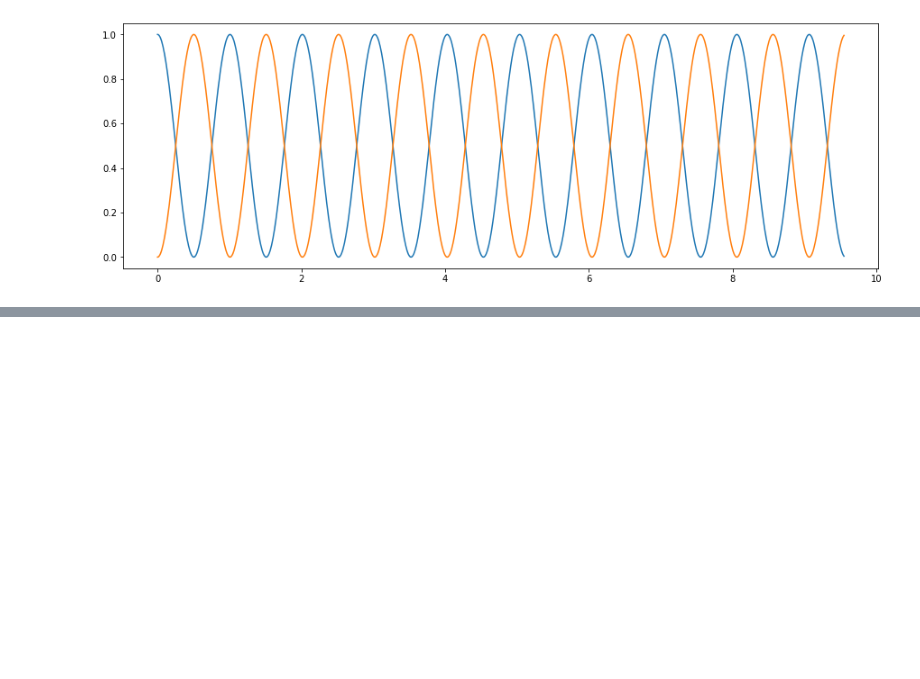
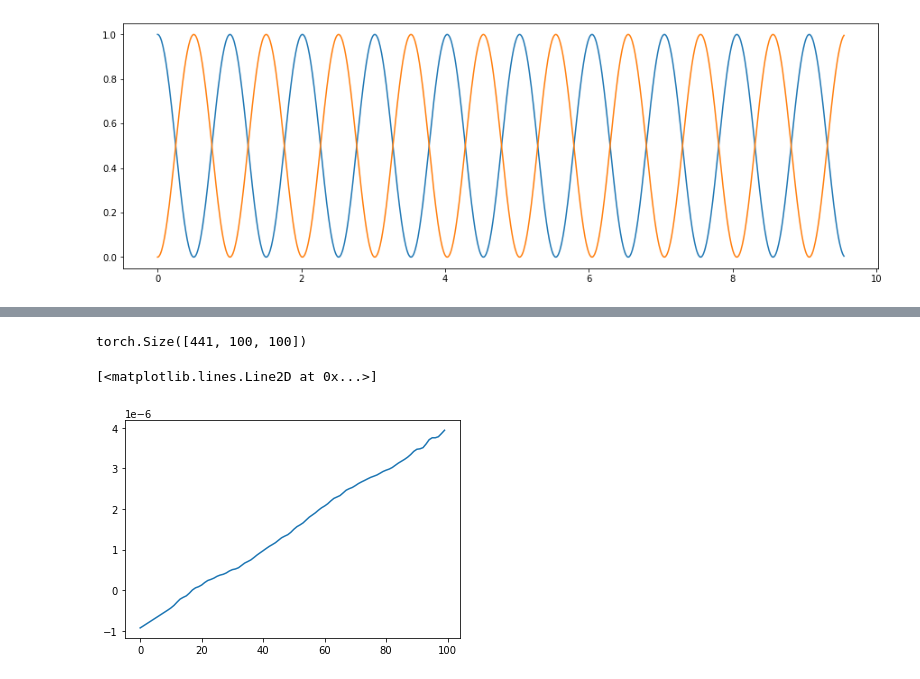
Before and after one commit to Vinther901/Quantum-Optimal-Control, a Jupyter notebook: 2DSystems/NeuralODE.ipynb, the cells around one changed output, grey strips where cells are left out. Cells and saved outputs as stored; diff of their text form; code cells hidden in the pictures; blank space fills up the shorter version.

```diff
--- a/2DSystems/NeuralODE.ipynb
+++ b/2DSystems/NeuralODE.ipynb
@@ -150,0 +183,24 @@ ax.plot(times/t.pi,occs)
+# %%
+params_dict = {
+"T": 		30,
+"NTrot": 	1000,
+"q_max": 	10,
+"lr": 		3e-4,
+"Scheduler":	True,
+"loss_funcs":	["C1_gate"],
+"subNHilbert":  30,
+"dim":          "2d",
+
+"_SystemComments":"The following are the specifications for the 1DFlensmon, with respectively: 0.997*pi, 2*pi*10GHz and EJ/100",
+
+"phi_ext": 3.132167875629024,
+"EJ": 		62.83185307179586,
+"EC": 		0.6283185307179586,
+
+"decline_end":	10.0,
+"ascend_start":	20.0,
+"level":	1.0,
+"envelope_amp":	0.2397,
+"detuning":	0.2956,
+"phase":	1.7529
+}
@@ -150,0 +416,5 @@ ax.plot(times/t.pi,occs)
+# %%
+t.diag_embed(t.exp(-1j*eigvals.view(-1,1)*t.linspace(10,20,100))).shape
+# t.as_tensor(out1.y).shape
+# %% [output]
+torch.Size([441, 100, 100])
@@ -150,0 +426,9 @@ ax.plot(times/t.pi,occs)
+# %%
+# plt.plot((1-(eigvecs.adjoint().cdouble()@t.as_tensor(out1.y)).abs().square().cumsum(0))[20])
+# (1-t.as_tensor(out1.y).abs().square().cumsum(0))
+# plt.plot(t.as_tensor(out1.y).abs().square()[:3].T)
+plt.plot(1- (eigvecs.adjoint().cdouble()@t.as_tensor(out.y)).abs().square().cumsum(0)[30])
+# 1-(eigvecs.adjoint().cdouble()@t.as_tensor(out.y)).abs().square().cumsum(0)
+# %% [output]
+[<matplotlib.lines.Line2D at 0x...>]
+[figure, added]
```
Also changed, not shown: parts of 46 cells of this notebook, 50 other files.
